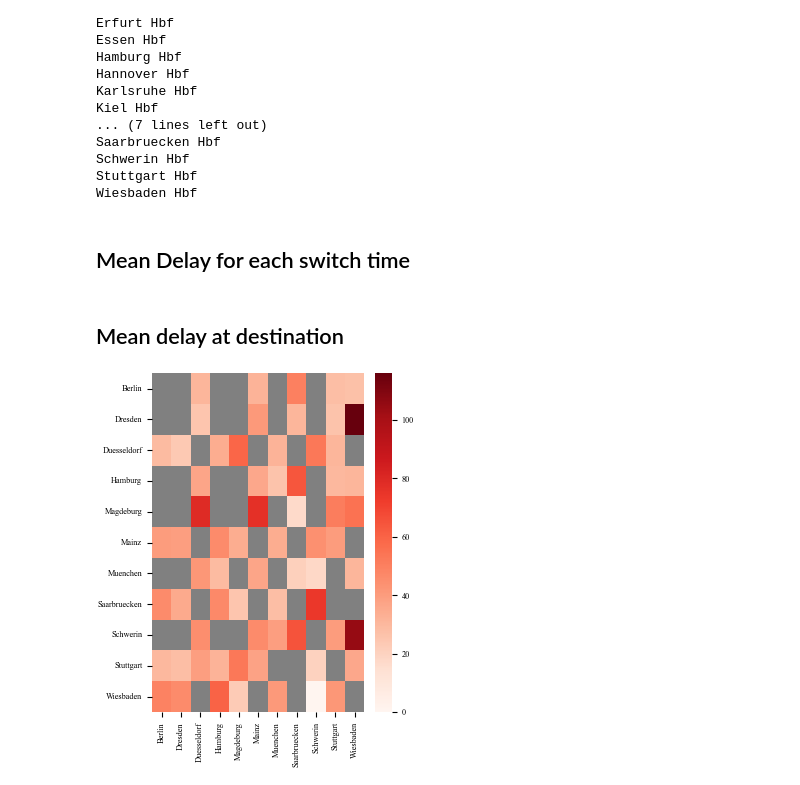
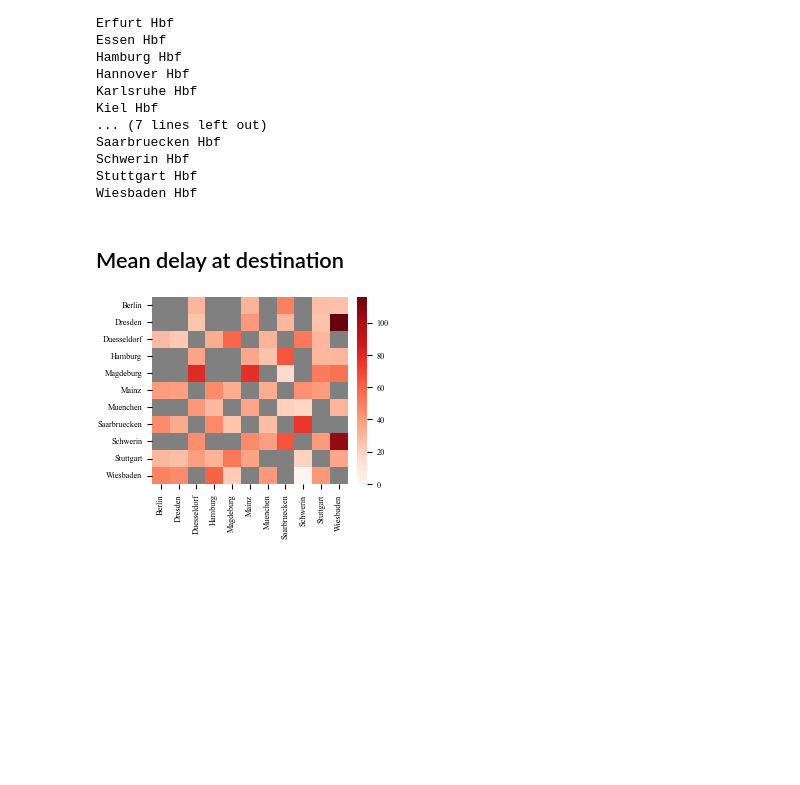
Before and after one commit to 17ex/DataLiteracy, a Jupyter notebook: fig/fig_meanDelays_heatmap.ipynb, the cells around one changed output. Drawn from its saved outputs; the diff is of its cells as text; code cells hidden in the pictures; blank space fills up the shorter version.

Commit message:
plotting final cleanup, add pdfs

```diff
--- a/fig/fig_meanDelays_heatmap.ipynb
+++ b/fig/fig_meanDelays_heatmap.ipynb
@@ -23,9 +23,12 @@ from plotting_functions import read_data, get_mean_delays
 # %% [markdown]
 ## Import data
 # %%
-df_dict = read_data('../dat/gain-comparison/gain-comp/avg_gain')
+df_dict = read_data('../dat/results/exp_006/avg_gain/')
 cities = list(df_dict.keys())
 cities.sort()
+df_mean_delays = get_mean_delays(df_dict)['avg_gain']
+switch_times_array = list(range(1,61,1))
+df_mean_delays["switch_times"] = switch_times_array
 # %% [output]
 Berlin Hbf
 Bremen Hbf
@@ -51,5 +50,3 @@ df_mean_delays["switch_times"] = switch_times_array
-# %% [markdown]
-## Mean Delay for each switch time
 # %% [markdown]
 ## Mean delay at destination
 # %%
@@ -82,44 +70,38 @@ del df_mean['Potsdam Hbf']
 # %%
 plt.rcParams.update(bundles.icml2022(column="half", nrows=2, ncols=1, usetex=False))
 plt.rcParams['font.serif'] = 'Times New Roman'  # Or another available font
 plt.rcParams['font.family'] = 'serif'
-#nan_color = 'lightgrey'
 
+
+df_mean.drop('Potsdam Hbf', inplace=True)
+del df_mean['Potsdam Hbf']
+
+# choose stations
 state_capitals = [
     "Berlin Hbf", "Hamburg Hbf", "Muenchen Hbf", "Stuttgart Hbf",
     "Duesseldorf Hbf", "Mainz Hbf", "Wiesbaden Hbf", "Saarbruecken Hbf",
     "Schwerin Hbf", "Dresden Hbf", "Magdeburg Hbf",
 ]
 
 cleaned_capitals = [city.replace(' Hbf', '') for city in state_capitals]
 
 df_mean.index = df_mean.index.str.replace(' Hbf', '')
 df_mean.columns = df_mean.columns.str.replace(' Hbf', '')
 
 df_filtered = df_mean.loc[cleaned_capitals, cleaned_capitals]
 
 df_done = df_filtered.sort_index().sort_index(axis=1)
-plt.figure()
-
-#palette = sns.cubehelix_palette(start=.5, rot=-.5, as_cmap=True)
-#data_sorted = sorted(set( list(filter(lambda x: not np.isnan(x), df_mean.values.flatten()))), reverse=True)
-#second_highest = data_sorted[1]
-#min_data = data_sorted[-1]
+plt.figure(figsize=(3, 2.5))
 
 cmap = sns.color_palette("Reds", as_cmap=True)
-cmap.set_bad('gray')  # Set color for NaN values
+cmap.set_bad('gray')
 
 # Plot the heatmap
-
 heatmap = sns.heatmap(df_done, annot=False, cmap=cmap, cbar=True,
-                      vmin=0, vmax=df_mean.max().max())  # , vmin=0, vmax=second_highest
-
-#cbar = heatmap.collections[0].colorbar
-#cbar.set_ticks([cbar.vmin, cbar.vmax])
-
+                      vmin=0, vmax=df_mean.max().max())
 
 plt.savefig("plot_meanDelay_heatmap_reds.pdf", format="pdf")
 
 plt.show()
 # %% [output]
-[figure, old version]
+[figure, new version]
```
Also changed, not shown: parts of 3 cells of this notebook, 9 other files.
